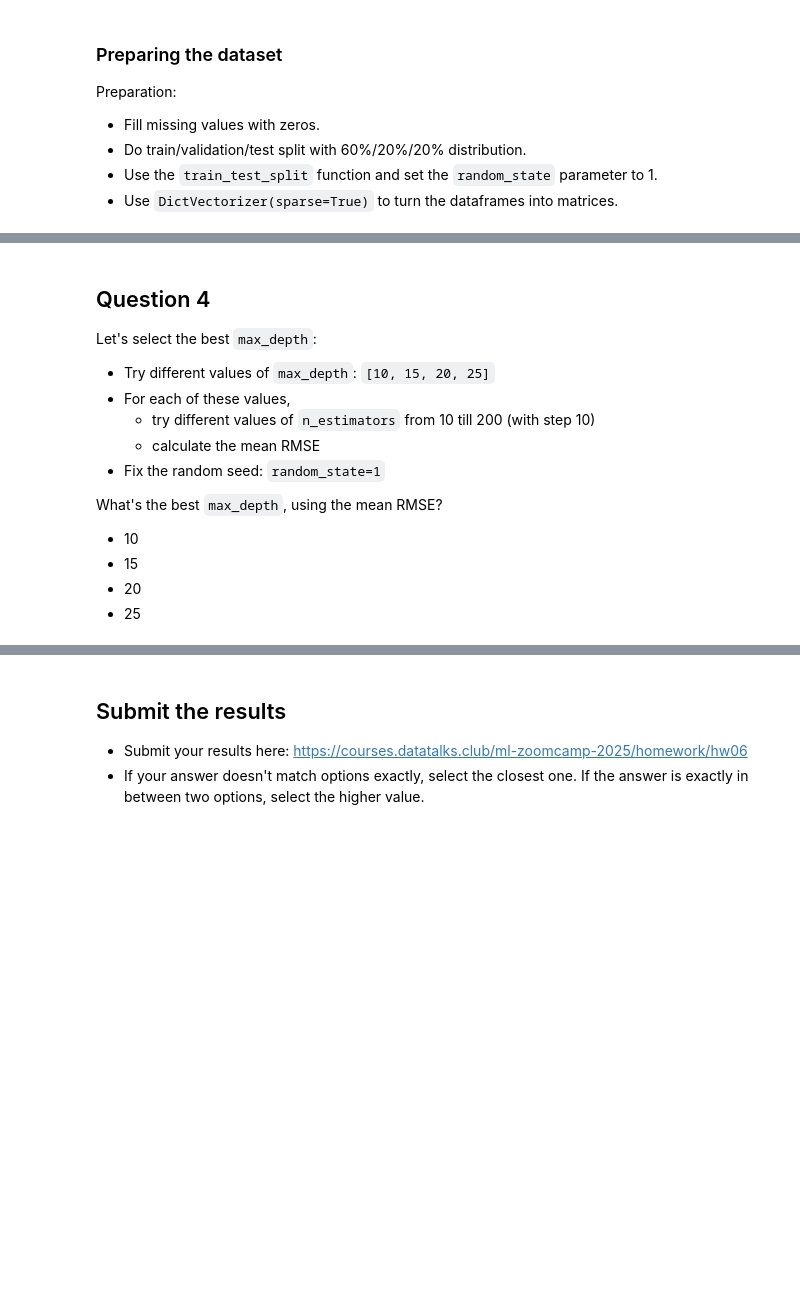
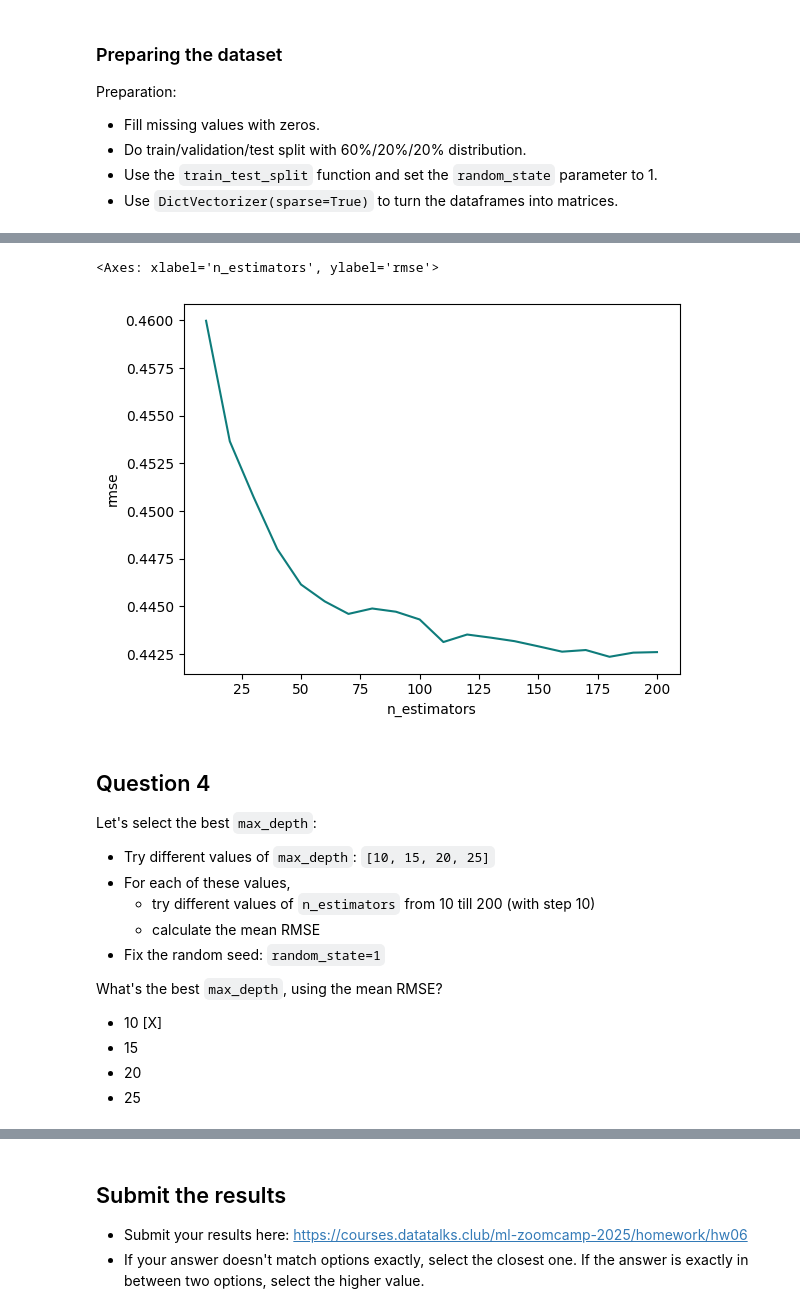
Before and after one commit to ShaniceWilliams/ml-zoomcamp, a Jupyter notebook: 06_Trees/06_Homework.ipynb, the cells around one changed output, grey strips where cells are left out. Drawn from its saved outputs; the diff is of its cells as text; code cells hidden in the pictures; blank space fills up the shorter version.

```diff
--- a/06_Trees/06_Homework.ipynb
+++ b/06_Trees/06_Homework.ipynb
@@ -54,0 +171,3 @@ What's the RMSE of this model on the validation data?
+# %%
+rf = RandomForestRegressor(n_estimators=10, random_state=1)
+rf.fit(X_train, y_train)
@@ -54,0 +176,2 @@ What's the RMSE of this model on the validation data?
+# %%
+y_pred = rf.predict(X_val)
@@ -72,3 +199,15 @@ Consider 3 decimal places for calculating the answer.
 
 If it doesn't stop improving, use the latest iteration number in
 your answer.
+# %%
+scores = []
+for n in range(10, 201, 10):
+    rf = RandomForestRegressor(n_estimators=n, random_state=1)
+    rf.fit(X_train, y_train)
+    y_pred = rf.predict(X_val)
+    rmse = root_mean_squared_error(y_val, y_pred)
+    scores.append((n, rmse))
+# %%
+df_scores = pd.DataFrame(scores, columns=['n_estimators', 'rmse'])
+# df_scores.sort_values(by='rsme', ascending=False).head()
+df_scores
@@ -75,3 +232,9 @@ your answer.
+# %%
+sns.lineplot(data=df_scores, x='n_estimators', y='rmse', color='#0E7C7BFF')
+# plt.title("min_samples_leaf of 1 and n_estimators of 90 leads to best AUC\n")
+# %% [output]
+<Axes: xlabel='n_estimators', ylabel='rmse'>
+[figure, added]
 # %% [markdown]
 ## Question 4
 
@@ -86,7 +249,7 @@ Let's select the best `max_depth`:
 
 What's the best `max_depth`, using the mean RMSE?
 
-* 10
+* 10 [X]
 * 15
 * 20
 * 25
```
Also changed, not shown: parts of 45 cells of this notebook, 2 other files.
